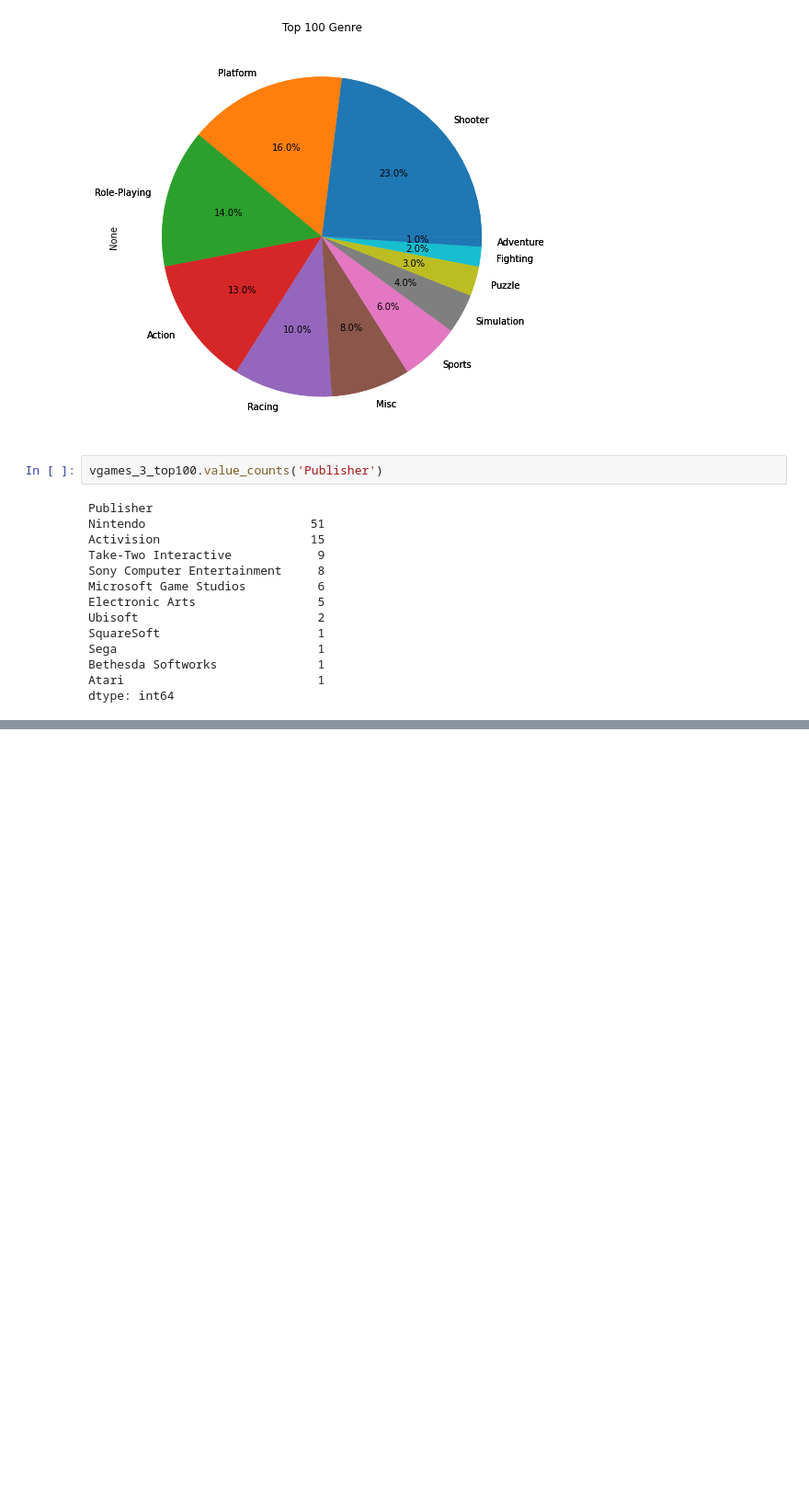
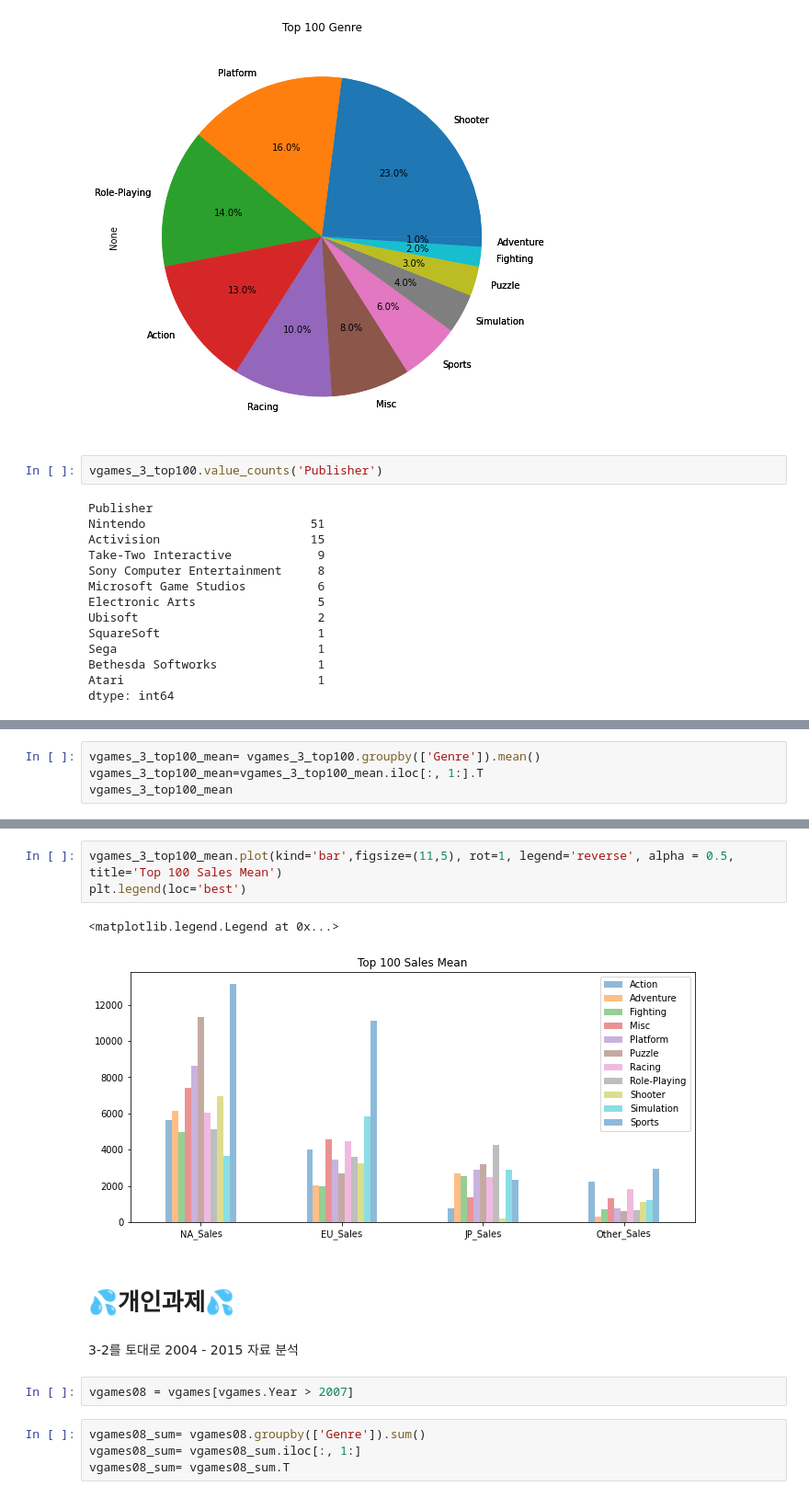
Before and after one commit to superahxd/_project, a Jupyter notebook: sec1_project.ipynb, the cells around one changed output, grey strips where cells are left out. Shown at 92% size. Saved outputs shown, nothing was run; the diff lists cells and outputs as text; blank space fills up the shorter version.

```diff
--- a/sec1_project.ipynb
+++ b/sec1_project.ipynb
@@ -419,0 +432,4 @@ vgames_3_publisher.plot(kind='bar', stacked=True, rot=1, figsize=(10, 3), color
+# %%
+vgames_3_top100_mean= vgames_3_top100.groupby(['Genre']).mean()
+vgames_3_top100_mean=vgames_3_top100_mean.iloc[:, 1:].T
+vgames_3_top100_mean
@@ -419,0 +442,16 @@ vgames_3_publisher.plot(kind='bar', stacked=True, rot=1, figsize=(10, 3), color
+# %%
+vgames_3_top100_mean.plot(kind='bar',figsize=(11,5), rot=1, legend='reverse', alpha = 0.5, title='Top 100 Sales Mean')
+plt.legend(loc='best')
+# %% [output]
+<matplotlib.legend.Legend at 0x...>
+[figure, added]
+# %% [markdown]
+# 💦개인과제💦
+# %% [markdown]
+3-2를 토대로 2004 - 2015 자료 분석
+# %%
+vgames08 = vgames[vgames.Year > 2007]
+# %%
+vgames08_sum= vgames08.groupby(['Genre']).sum()
+vgames08_sum= vgames08_sum.iloc[:, 1:]
+vgames08_sum= vgames08_sum.T
```
Also changed, not shown: parts of 11 cells of this notebook.
